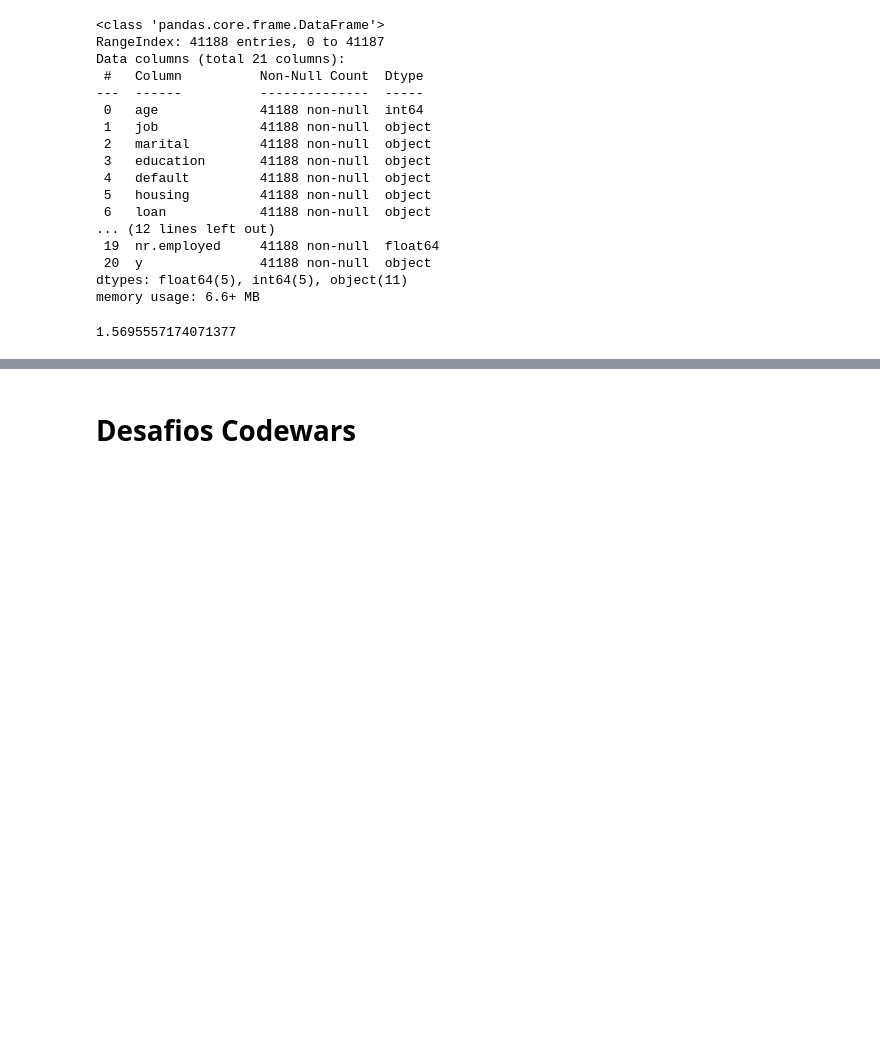
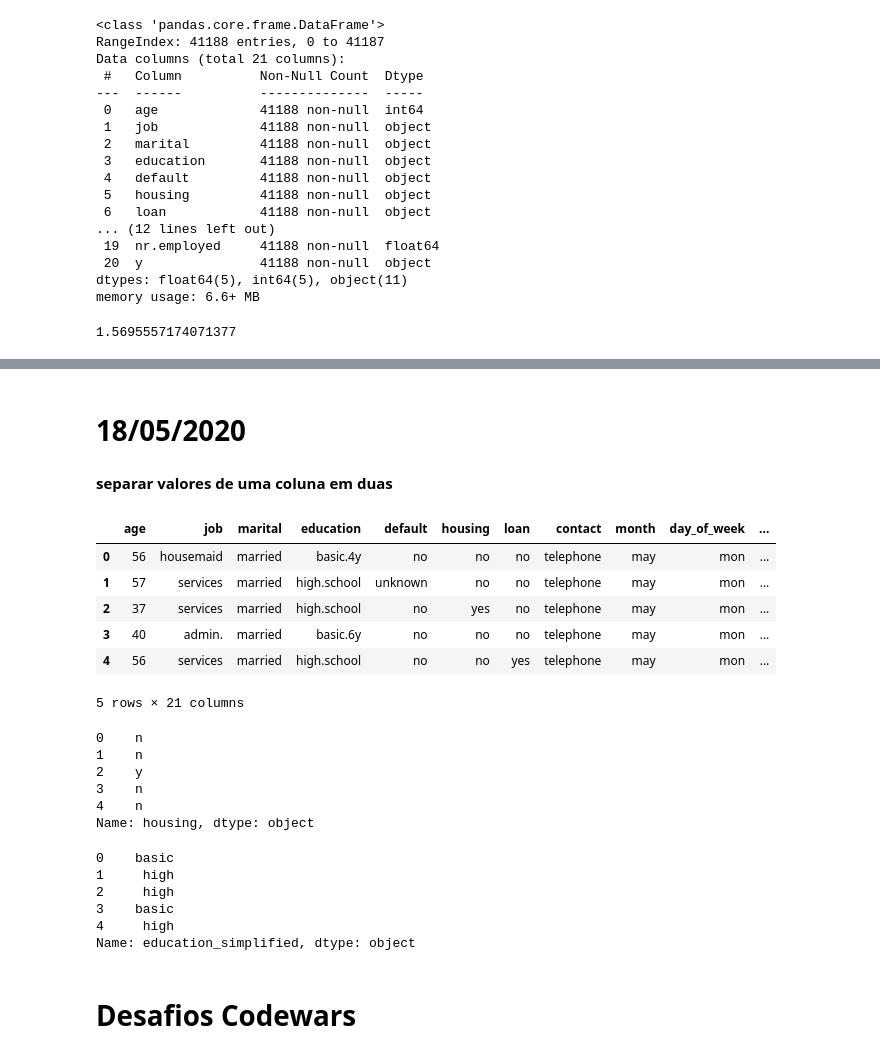
Before and after one commit to joaopalmaneto/estudos_ds_python, a Jupyter notebook: estudos/estudos.ipynb, the cells around one changed output, grey strips where cells are left out. Drawn from its saved outputs; the diff is of its cells as text; code cells hidden in the pictures; blank space fills up the shorter version.

```diff
--- a/estudos/estudos.ipynb
+++ b/estudos/estudos.ipynb
@@ -1137,3 +1215,49 @@ bank.loc[success == True, 'previous'].mean()
+# %% [markdown]
+# 18/05/2020
+# %% [markdown]
+**separar valores de uma coluna em duas**
+# %%
+import pandas as pd
+
+bank = pd.read_csv('/home/jpalma/Documents/datasets/bank-marketing/bank.csv',
+                  parse_dates=True, sep=';')
+
+bank.head()
+# %% [output]
+|  | age | job | marital | education | default | housing | loan | contact | month | day_of_week | ... |
+| 0 | 56 | housemaid | married | basic.4y | no | no | no | telephone | may | mon | ... |
+| 1 | 57 | services | married | high.school | unknown | no | no | telephone | may | mon | ... |
+| 2 | 37 | services | married | high.school | no | yes | no | telephone | may | mon | ... |
+| 3 | 40 | admin. | married | basic.6y | no | no | no | telephone | may | mon | ... |
+| 4 | 56 | services | married | high.school | no | no | yes | telephone | may | mon | ... |
+5 rows × 21 columns
+# %%
+#um método para, digamos, simplificar uma coluna de 'yes' e 'no' como 'y' e 'n':
+
+bank['housing'] = bank['housing'].str[0]
+
+bank['housing'].head()
+# %% [output]
+0    n
+1    n
+2    y
+3    n
+4    n
+Name: housing, dtype: object
+# %%
+#se em vez disso se deseja utilizar um separador para dividir os valores de uma coluna,
+#a combinação dos métodos split() e get() é uma alternativa.
+
+bank['education_simplified'] = bank['education'].str.split('.').str.get(0)
+
+bank['education_simplified'].head()
+# %% [output]
+0    basic
+1     high
+2     high
+3    basic
+4     high
+Name: education_simplified, dtype: object
 # %% [markdown]
 # Desafios Codewars
 # %% [markdown]
```
Also changed, not shown: parts of 5 cells of this notebook.
